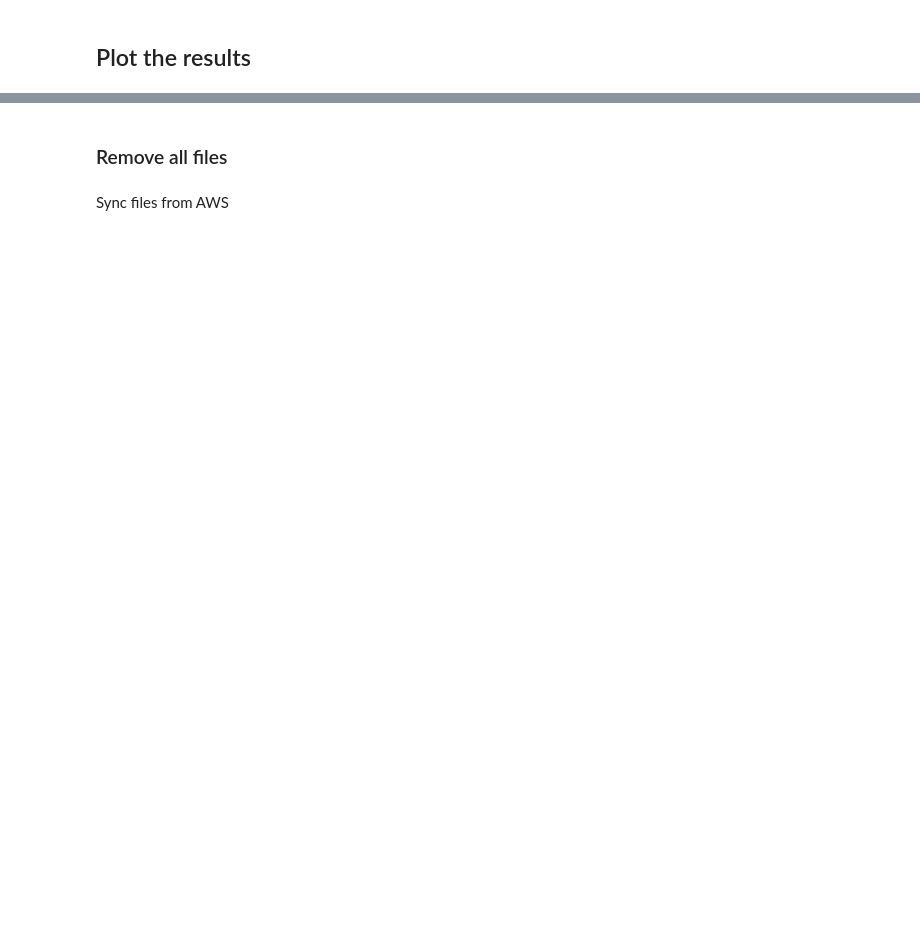
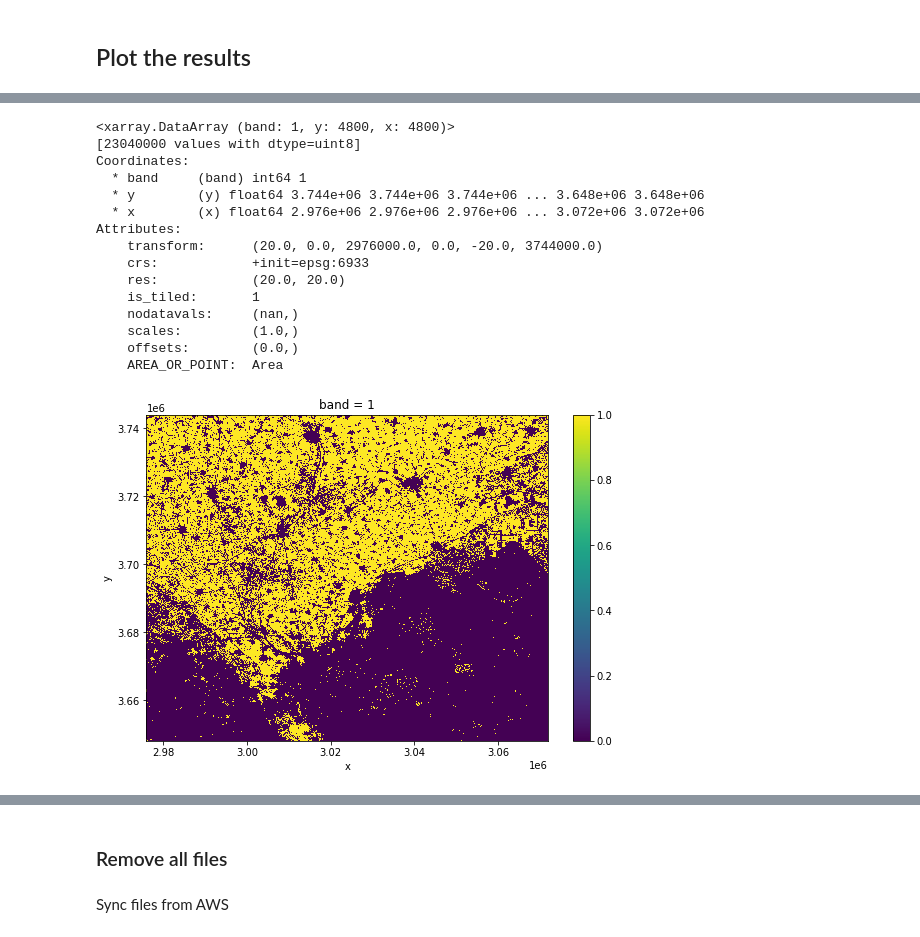
Before and after one commit to digitalearthafrica/crop-mask, a Jupyter notebook: production/1_test_plugin.ipynb, the cells around one changed output, grey strips where cells are left out. Drawn from its saved outputs; the diff is of its cells as text; code cells hidden in the pictures; blank space fills up the shorter version.

```diff
--- a/production/1_test_plugin.ipynb
+++ b/production/1_test_plugin.ipynb
@@ -14,8 +14,8 @@ from odc.stats.model import OutputProduct
 # %% [markdown]
 ## Enter the (old) X and Y Tile ID of the tile you want to run
 # %%
-tile_x = '-0001'  #+0031,+0003 +0030,-0002  -0001,+0010
-tile_y = '+0010'
+tile_x = '+0031'  #+0031,+0003 +0030,-0002  -0001,+0010
+tile_y = '+0038'
 # %% [markdown]
 ### Open tiles geojson and find the new tile-id for the location entered
 # %%
@@ -79,7 +101,7 @@ for i, index in zip(all_tiles, range(0, len(all_tiles))):
 ## Plot the results
 # %%
 a= 'x'+str(t[0])
-b='y0'+str(t[1])
-prob=xr.open_rasterio('crop_mask_western/1-0-0/'+a+'/'+b+'/2019--P1Y/crop_mask_western_'+a+b+'_2019--P1Y_prob.tif')
+b='y'+str(t[1])
+prob=xr.open_rasterio('crop_mask_northern/1-0-0/'+a+'/'+b+'/2019--P1Y/crop_mask_northern_'+a+b+'_2019--P1Y_prob.tif')
 print(prob)
 prob.squeeze().plot.imshow(size=6);
@@ -86,5 +124,22 @@ prob.squeeze().plot.imshow(size=6);
 # %%
-mask=xr.open_rasterio('crop_mask_western/1-0-0/'+a+'/'+b+'/2019--P1Y/crop_mask_western_'+a+b+'_2019--P1Y_mask.tif')#.squeeze().plot.imshow(size=6);
+mask=xr.open_rasterio('crop_mask_northern/1-0-0/'+a+'/'+b+'/2019--P1Y/crop_mask_northern_'+a+b+'_2019--P1Y_mask.tif')#.squeeze().plot.imshow(size=6);
 print(mask)
 mask.squeeze().plot.imshow(size=6);
+# %% [output]
+<xarray.DataArray (band: 1, y: 4800, x: 4800)>
+[23040000 values with dtype=uint8]
+Coordinates:
+  * band     (band) int64 1
+  * y        (y) float64 3.744e+06 3.744e+06 3.744e+06 ... 3.648e+06 3.648e+06
+  * x        (x) float64 2.976e+06 2.976e+06 2.976e+06 ... 3.072e+06 3.072e+06
+Attributes:
+    transform:      (20.0, 0.0, 2976000.0, 0.0, -20.0, 3744000.0)
+    crs:            +init=epsg:6933
+    res:            (20.0, 20.0)
+    is_tiled:       1
+    nodatavals:     (nan,)
+    scales:         (1.0,)
+    offsets:        (0.0,)
+    AREA_OR_POINT:  Area
+[figure, added]
 # %%
```
Also changed, not shown: parts of 6 cells of this notebook, 7 other files.
